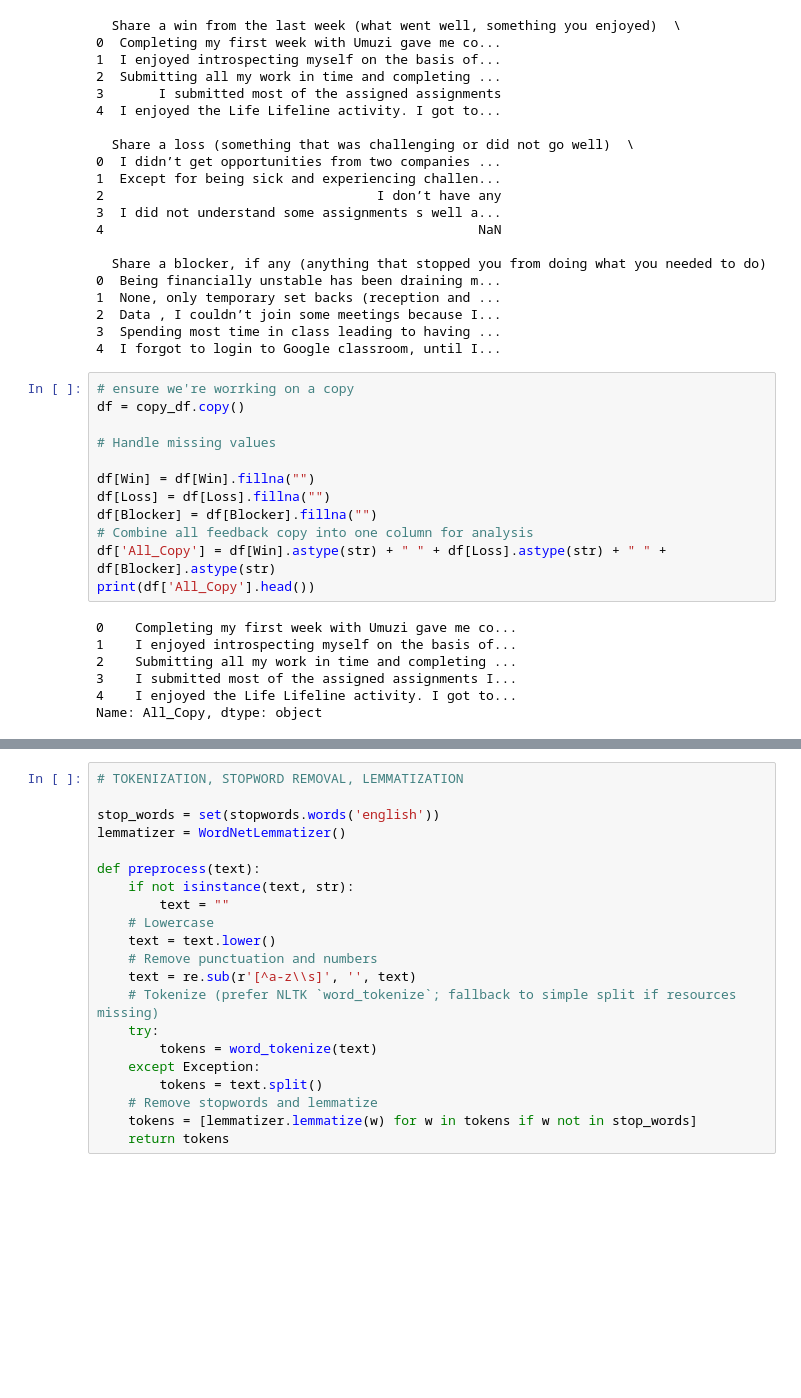
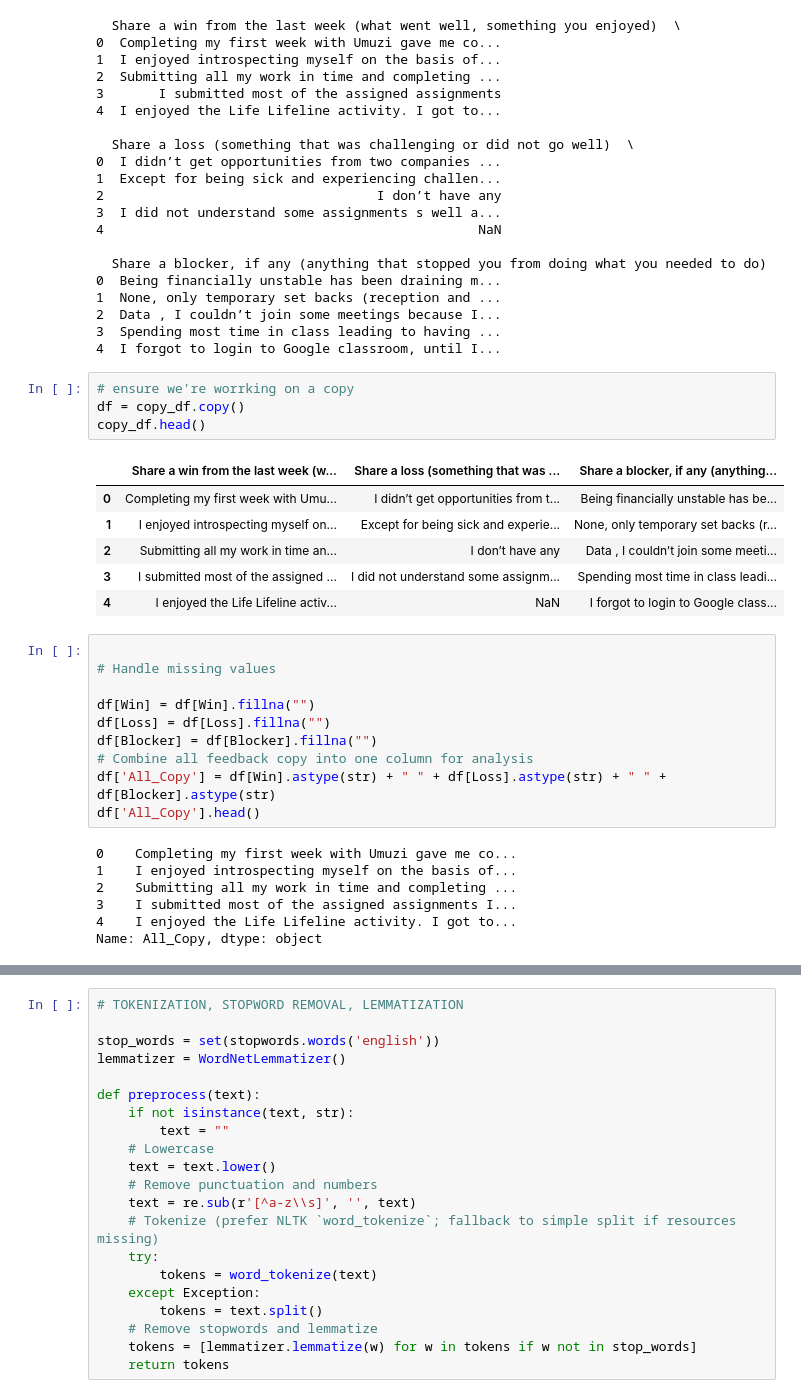
Before and after one commit to WesleySephai/NLP-Trend-Identification, a Jupyter notebook: practice.ipynb, the cells around one changed output, grey strips where cells are left out. Saved outputs shown, nothing was run; the diff lists cells and outputs as text; blank space fills up the shorter version.

```diff
--- a/practice.ipynb
+++ b/practice.ipynb
@@ -179,22 +183,31 @@ print(copy_df.head())
 # %%
 # ensure we're worrking on a copy
 df = copy_df.copy()
-
-# Handle missing values
-
-df[Win] = df[Win].fillna("")
-df[Loss] = df[Loss].fillna("")
-df[Blocker] = df[Blocker].fillna("")
-# Combine all feedback copy into one column for analysis
-df['All_Copy'] = df[Win].astype(str) + " " + df[Loss].astype(str) + " " + df[Blocker].astype(str)
-print(df['All_Copy'].head())
+copy_df.head()
 # %% [output]
-0    Completing my first week with Umuzi gave me co...
-1    I enjoyed introspecting myself on the basis of...
-2    Submitting all my work in time and completing ...
-3    I submitted most of the assigned assignments I...
-4    I enjoyed the Life Lifeline activity. I got to...
-Name: All_Copy, dtype: object
+|  | Share a win from the last week (w... | Share a loss (something that was ... | Share a blocker, if any (anything... |
+| 0 | Completing my first week with Umu... | I didn’t get opportunities from t... | Being financially unstable has be... |
+| 1 | I enjoyed introspecting myself on... | Except for being sick and experie... | None, only temporary set backs (r... |
+| 2 | Submitting all my work in time an... | I don’t have any | Data , I couldn’t join some meeti... |
+| 3 | I submitted most of the assigned ... | I did not understand some assignm... | Spending most time in class leadi... |
+| 4 | I enjoyed the Life Lifeline activ... | NaN | I forgot to login to Google class... |
+# %%
+
+# Handle missing values
+
+df[Win] = df[Win].fillna("")
+df[Loss] = df[Loss].fillna("")
+df[Blocker] = df[Blocker].fillna("")
+# Combine all feedback copy into one column for analysis
+df['All_Copy'] = df[Win].astype(str) + " " + df[Loss].astype(str) + " " + df[Blocker].astype(str)
+df['All_Copy'].head()
+# %% [output]
+0    Completing my first week with Umuzi gave me co...
+1    I enjoyed introspecting myself on the basis of...
+2    Submitting all my work in time and completing ...
+3    I submitted most of the assigned assignments I...
+4    I enjoyed the Life Lifeline activity. I got to...
+Name: All_Copy, dtype: object
 # %%
 # missing values
 df.isna().sum()
```
Also changed, not shown: parts of 4 cells of this notebook.
